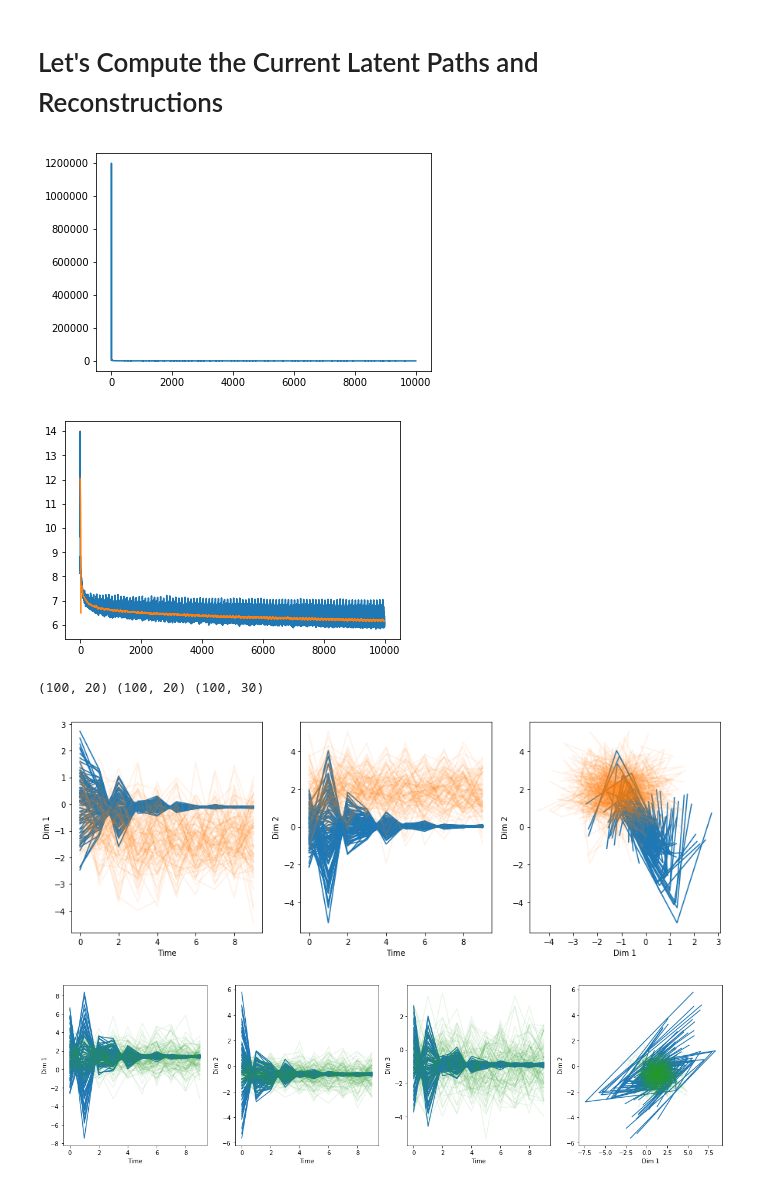
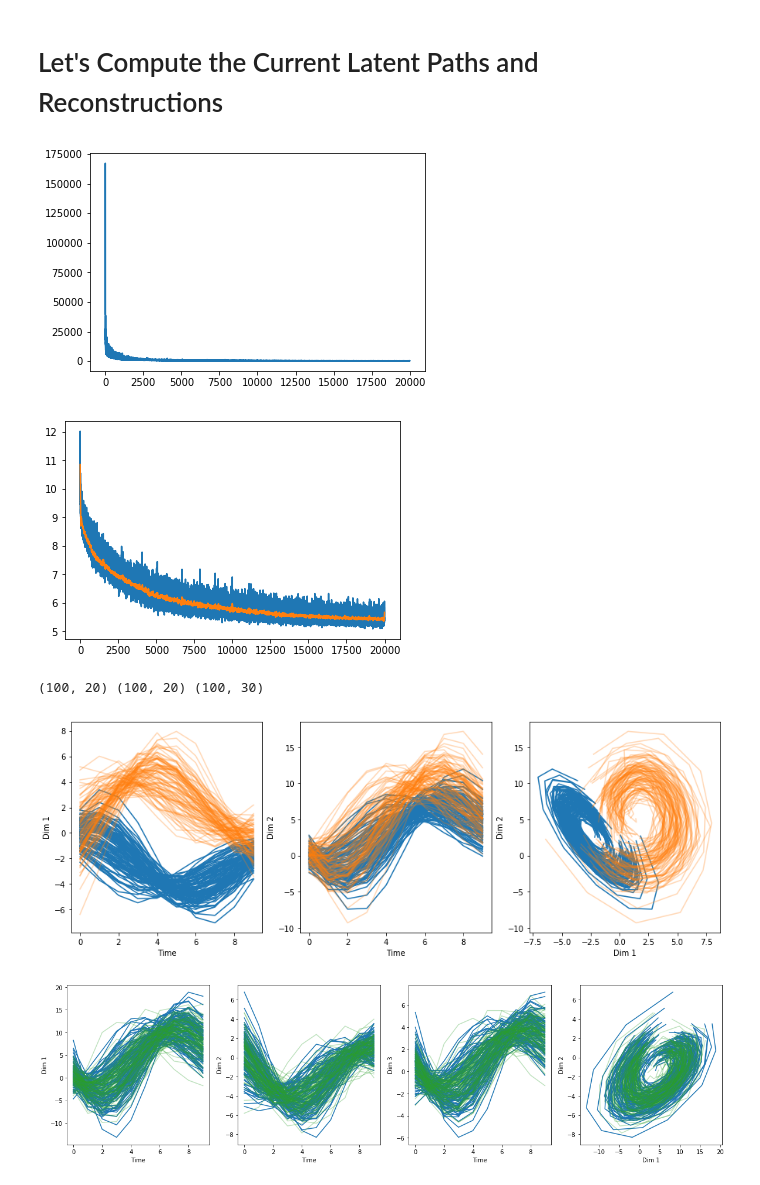
Before and after one commit to hooshmandshr/DeepGenerativeModels, a Jupyter notebook: src/generative/non_linear_dynamics.ipynb, the cells around one changed output. Drawn from its saved outputs; the diff is of its cells as text; code cells hidden in the pictures.

```diff
--- a/src/generative/non_linear_dynamics.ipynb
+++ b/src/generative/non_linear_dynamics.ipynb
@@ -93,13 +93,12 @@ OBS_DIM = 3
 TIME = 10
 # %%
 with tf.Graph().as_default():
-    t1 = Transform(LAT_DIM, LAT_DIM, initial_value=TRANS_MATRIX)
-    #t1 = QTransform(LAT_DIM, LAT_DIM)
+    t1 = Transform(LAT_DIM, LAT_DIM, initial_value=TRANS_MATRIX + np.eye(2))
     trans = ConditionalRandomVariable(
-        dim_x=LAT_DIM, dim_y=LAT_DIM, transform=t1, noise=.1)
+        dim_x=LAT_DIM, dim_y=LAT_DIM, transform=t1, noise=2)
     t2 = Transform(LAT_DIM, OBS_DIM, initial_value=np.array([[1., 2., 1.], [2., 1., 1.]]))
     emmit = ConditionalRandomVariable(
-        dim_x=OBS_DIM, dim_y=LAT_DIM, transform=t2, noise=.25)
+        dim_x=OBS_DIM, dim_y=LAT_DIM, transform=t2, noise=2)
     seq = MarkovLatentDynamics(trans, emmit, TIME)
     samp = seq.sample(N)
     prob = seq.log_prob(samp[0], samp[1])
@@ -163,7 +164,7 @@ with graph.as_default():
     # with diagonal covariances
     t1 = Transform(LAT_DIM, LAT_DIM, initial_value=np.array([[1., .1], [.1, 1.]]))
     trans = ConditionalRandomVariable(
-        dim_x=LAT_DIM, dim_y=LAT_DIM, transform=t1, noise=.5)
+        dim_x=LAT_DIM, dim_y=LAT_DIM, transform=t1)
     # Emmision Transformation
     t2 = Transform(LAT_DIM, OBS_DIM)
     emmit = ConditionalRandomVariable(dim_x=OBS_DIM, dim_y=LAT_DIM, transform=t2)
@@ -172,13 +173,15 @@ with graph.as_default():
     # Sample from variational for monte carlo
     sample, log_q = rec.sample_log_prob(10)
 
+    print gen.log_prob(sample, x).shape, log_q.shape
     loss = - tf.reduce_sum(gen.log_prob(sample, x)) + tf.reduce_sum(log_q)
 
     # Set up the learning algorithm
-    train_op = tf.train.AdagradOptimizer(learning_rate=.1).minimize(loss)
+    train_op = tf.train.AdagradOptimizer(learning_rate=.01).minimize(loss)
     #train_op = tf.train.AdamOptimizer(learning_rate=.1).minimize(loss)
 
     z_d, x_d = gen.sample(L)
+    x_hat = gen.sample_observations(n_samples=20, z=sample)
 
     losses = []
     # Learning
@@ -187,7 +192,7 @@ with graph.as_default():
 # %% [markdown]
 # Training The Models
 # %%
-STEPS = 10000
+STEPS = 20000
 
 with graph.as_default():
     for i in tqdm(range(STEPS)):
@@ -203,10 +208,10 @@ with graph.as_default():
 outputs = []
 with graph.as_default():
     for i in tqdm(range(N)):
-        rec_, z_i, x_i = sess.run(
-            [sample, z_d, x_d],
+        rec_, z_i, x_i, x_h = sess.run(
+            [sample, z_d, x_d, x_hat],
             feed_dict={"input:0": x_star[np.newaxis, i, :]})
-        outputs.append([rec_, z_i, x_i])
+        outputs.append([rec_, z_i, x_i, x_h])
 # %%
 def smooth(x):
     return scipy.signal.savgol_filter(x, window_length=101, polyorder=3)
@@ -218,8 +223,8 @@ plt.plot(np.log(np.array(losses)))
 plt.plot(np.log(np.array(smooth(losses))))
 plt.show()
 # %% [output]
-[figure, old version]
+[figure, new version]
-[figure, old version]
+[figure, new version]
 # %%
 recs_ = np.squeeze(np.array([e[0] for e in outputs])[:, 0, :])
 z_draw = np.squeeze(np.array([e[1] for e in outputs])[:, 0, :])
@@ -231,12 +236,12 @@ print recs_.shape, z_draw.shape, x_draw.shape
 # %%
 lin_vis_lat = DynamicalSystemVisualizer(dim=LAT_DIM, time_steps=TIME)
 lin_vis_lat.add_trajectory(z_star[:, :], color='C0')
-lin_vis_lat.add_trajectory(recs_, color='C1', alpha=0.1)
+lin_vis_lat.add_trajectory(recs_, color='C1', alpha=0.3)
 #lin_vis_lat.add_trajectory(np.squeeze(z_draw), color='C2', alpha=0.1)
 
 lin_vis_obs = DynamicalSystemVisualizer(dim=OBS_DIM, time_steps=TIME)
 lin_vis_obs.add_trajectory(x_star[:, :], color='C0')
-lin_vis_obs.add_trajectory(np.squeeze(x_draw), color='C2', alpha=0.1)
+lin_vis_obs.add_trajectory(np.squeeze(x_draw), color='C2', alpha=0.3)
 # %% [output]
-[figure, old version]
+[figure, new version]
-[figure, old version]
+[figure, new version]
```
Also changed, not shown: parts of 6 cells of this notebook, 1 other file.
